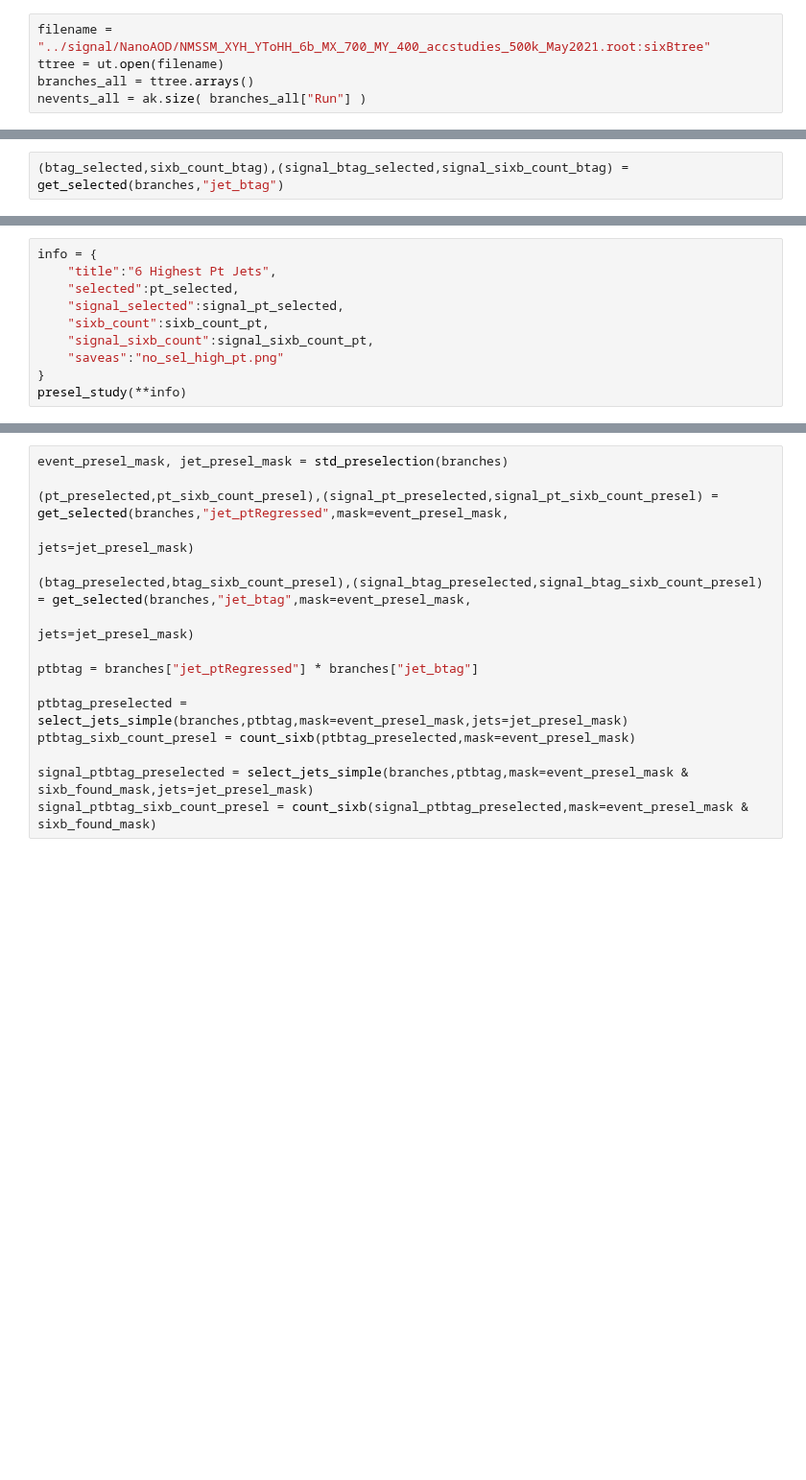
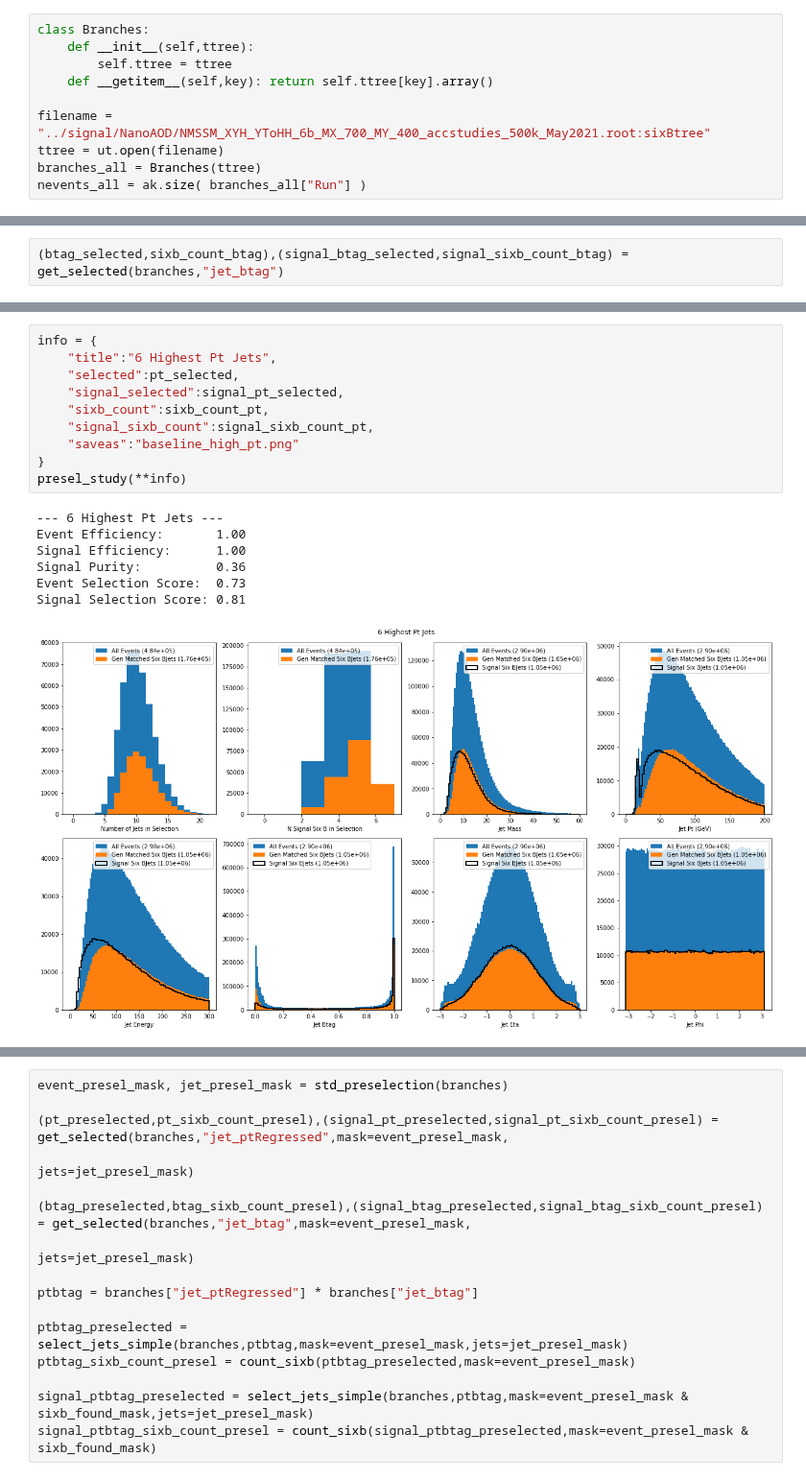
Before and after one commit to ekoenig4/analysis, a Jupyter notebook: preselection_optimization/preselection_optimization.ipynb, the cells around one changed output, grey strips where cells are left out. Shown at 96% size. Cells and saved outputs as stored; diff of their text form; blank space fills up the shorter version.

```diff
--- a/preselection_optimization/preselection_optimization.ipynb
+++ b/preselection_optimization/preselection_optimization.ipynb
@@ -12,7 +14,12 @@ import numpy as np
 # %%
+class Branches:
+    def __init__(self,ttree):
+        self.ttree = ttree
+    def __getitem__(self,key): return self.ttree[key].array()
+
 filename = "../signal/NanoAOD/NMSSM_XYH_YToHH_6b_MX_700_MY_400_accstudies_500k_May2021.root:sixBtree"
 ttree = ut.open(filename)
-branches_all = ttree.arrays()
+branches_all = Branches(ttree)
 nevents_all = ak.size( branches_all["Run"] )
 # %%
 total_events = 100000
@@ -188,13 +196,21 @@ def presel_study(branches=branches,mask=np.ones(nevents,dtype=bool),jet_mask=Non
 # %%
 info = {
     "title":"6 Highest Pt Jets",
     "selected":pt_selected,
     "signal_selected":signal_pt_selected,
     "sixb_count":sixb_count_pt,
     "signal_sixb_count":signal_sixb_count_pt,
-    "saveas":"no_sel_high_pt.png"
+    "saveas":"baseline_high_pt.png"
 }
 presel_study(**info)
+# %% [output]
+--- 6 Highest Pt Jets ---
+Event Efficiency:       1.00
+Signal Efficiency:      1.00
+Signal Purity:          0.36
+Event Selection Score:  0.73
+Signal Selection Score: 0.81
+[figure, added]
 # %%
 info = {
     "title":"6 Highest Btag Jets",
```
Also changed, not shown: parts of 14 cells of this notebook, 9 other files.
